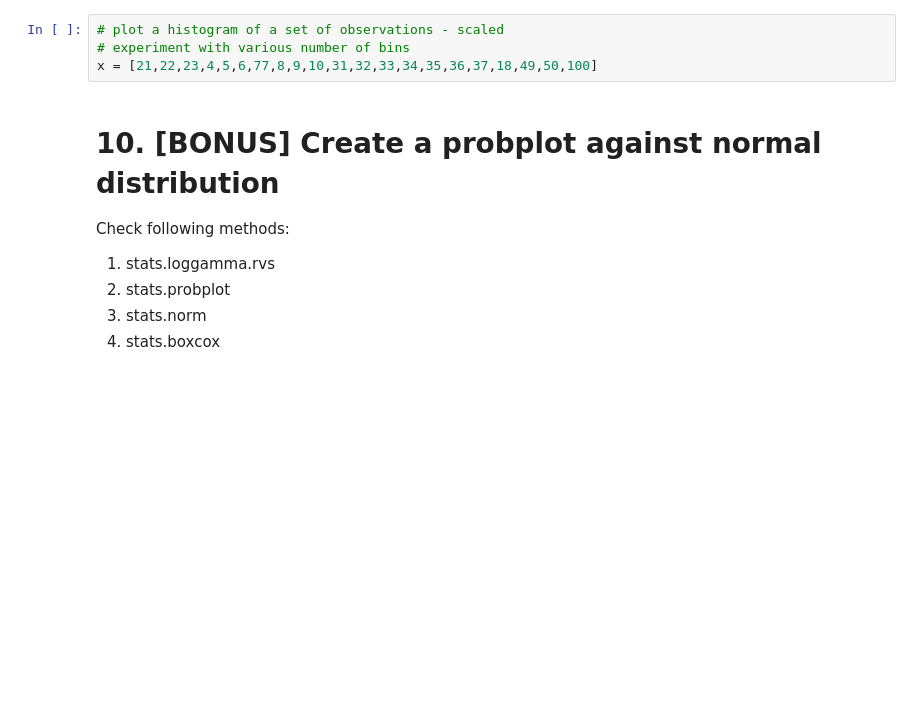
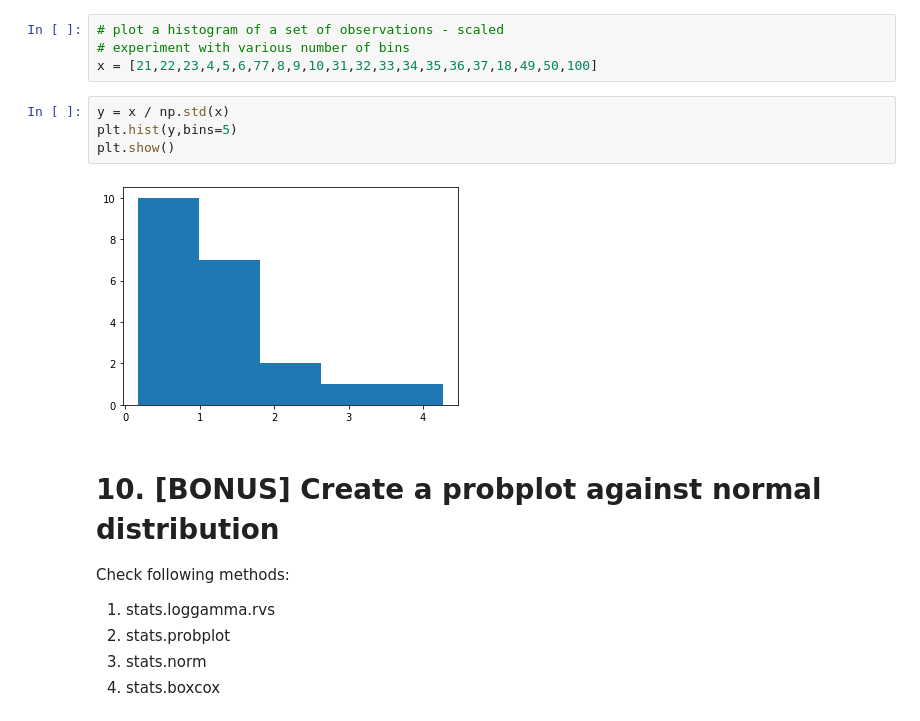
Before and after one commit to ACL2020-data/DataScience-IOD, a Jupyter notebook: Lab 1.1.4 Statistics - part 2 Lab.ipynb, the cells around one changed output. Saved outputs shown, nothing was run; the diff lists cells and outputs as text; blank space fills up the shorter version.

```diff
--- a/Lab 1.1.4 Statistics - part 2 Lab.ipynb
+++ b/Lab 1.1.4 Statistics - part 2 Lab.ipynb
@@ -218,6 +224,12 @@ x = [21,22,23,4,5,6,77,8,9,10,31,32,33,34,35,36,37,18,49,50,100]
 # plot a histogram of a set of observations - scaled
 # experiment with various number of bins
 x = [21,22,23,4,5,6,77,8,9,10,31,32,33,34,35,36,37,18,49,50,100]
+# %%
+y = x / np.std(x)
+plt.hist(y,bins=5)
+plt.show()
+# %% [output]
+[figure, added]
 # %% [markdown]
 # 10. [BONUS] Create a probplot against normal distribution
 
```
Also changed, not shown: parts of 3 cells of this notebook.
